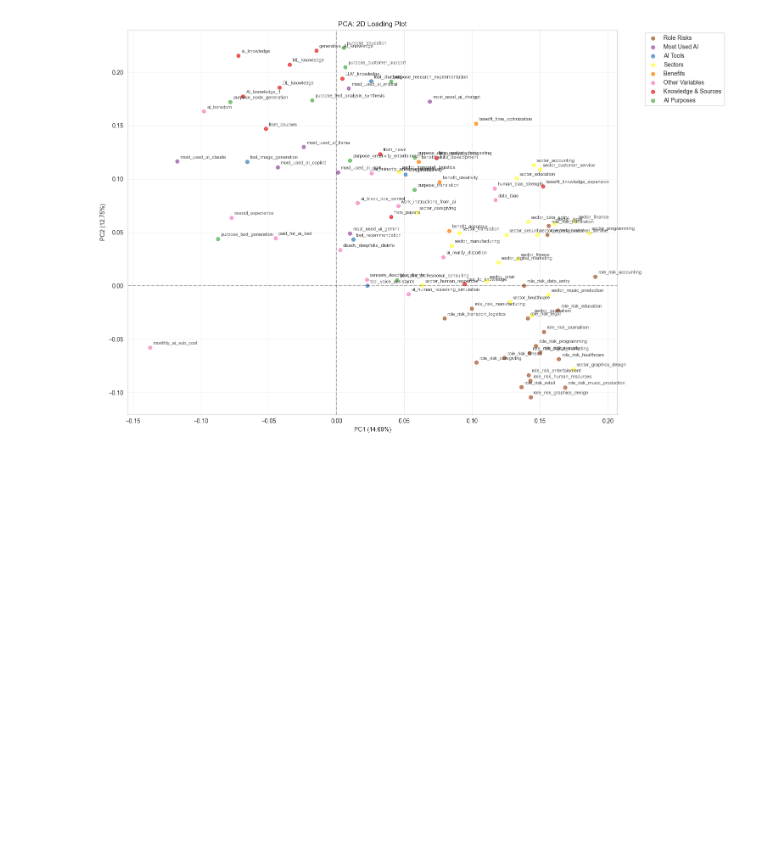
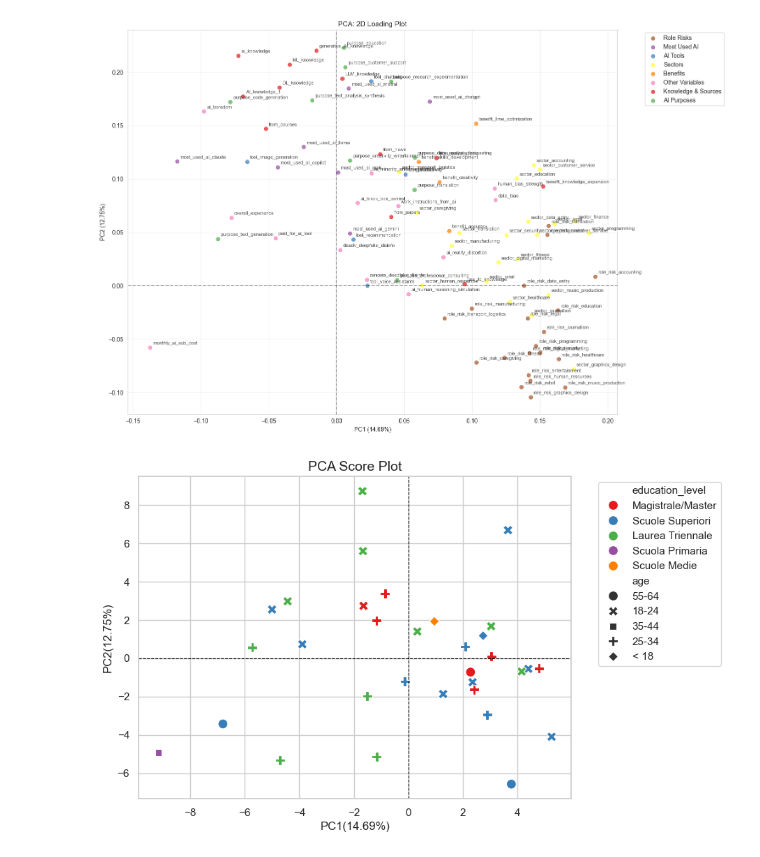
Before and after one commit to KevinM0ney/thesis, a Jupyter notebook: survey.ipynb, the cells around one changed output. Saved outputs shown, nothing was run; the diff lists cells and outputs as text; code cells hidden in the pictures; blank space fills up the shorter version.

```diff
--- a/survey.ipynb
+++ b/survey.ipynb
@@ -920,3 +887,75 @@ plt.tight_layout()
 plt.savefig('pca_2d_loadings_matplotlib.png', dpi=300, bbox_inches='tight')
 # %% [output]
 [figure]
+# %%
+import pandas as pd
+import matplotlib.pyplot as plt
+import seaborn as sns
+
+# 1. Load the original DataFrame (containing 'age' and 'education_level')
+df_original = pd.read_csv('df_numeric.csv')
+
+# 3. Transform the data to get PCA scores
+scores = pca.transform(X_scaled)
+
+# 4. Create a DataFrame with the first two principal component scores
+df_scores = pd.DataFrame(scores, columns=[f'PC{i+1}' for i in range(scores.shape[1])])
+
+# Make sure the index matches between df_scores and df_original.
+# If needed, re-align or check the order of rows.
+
+# 5. Add 'education_level' and 'age' from the original DataFrame
+df_scores['education_level'] = df_original['education_level'].values
+df_scores['age'] = df_original['age'].values
+
+# 6. Map numeric codes to descriptive strings (example mappings)
+education_map = {
+    1: "Scuola Primaria",
+    3: "Scuole Medie",
+    4: "Scuole Superiori",
+    5: "Laurea Triennale",
+    6: "Magistrale/Master"
+}
+age_map = {
+    1: "< 18",
+    2: "18-24",
+    3: "25-34",
+    4: "35-44",
+    5: "45-54",
+    6: "55-64",
+    7: "65+"
+}
+
+df_scores['education_level'] = df_scores['education_level'].map(education_map)
+df_scores['age'] = df_scores['age'].map(age_map)
+
+# 7. Plot settings
+sns.set_theme(style='whitegrid')
+plt.figure(figsize=(8,6))
+
+# 8. Create the scatter plot of PC1 vs PC2
+sns.scatterplot(
+    data=df_scores,
+    x='PC1',
+    y='PC2',
+    hue='education_level', # color by mapped education strings
+    style='age',           # different marker shapes by mapped age strings
+    palette='Set1',        # more vibrant color palette
+    s=100                  # marker size
+)
+
+# 9. Add reference lines (x=0 and y=0)
+plt.axvline(x=0, color='black', linestyle='--', linewidth=0.8)
+plt.axhline(y=0, color='black', linestyle='--', linewidth=0.8)
+
+# 10. Labels and legend
+plt.title('PCA Score Plot', fontsize=14)
+plt.xlabel(f'PC1({pca.explained_variance_ratio_[0]*100:.2f}%)')
+plt.ylabel(f'PC2({pca.explained_variance_ratio_[1]*100:.2f}%)')
+
+# Move the legend so it does not overlap the plot
+plt.legend(bbox_to_anchor=(1.05, 1), loc='upper left')
+
+plt.show()
+# %% [output]
+[figure, added]
```
Also changed, not shown: parts of 2 cells of this notebook, 2 other files.
